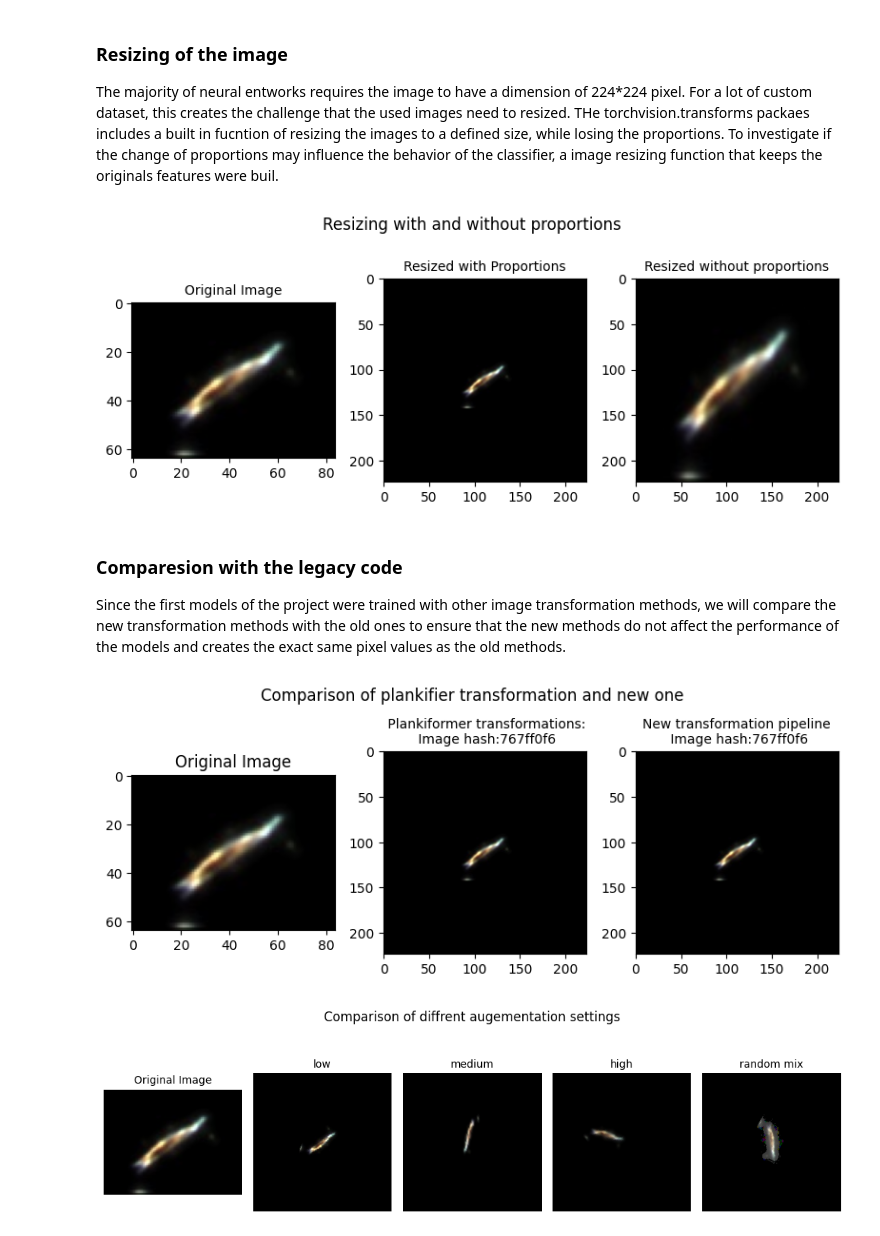
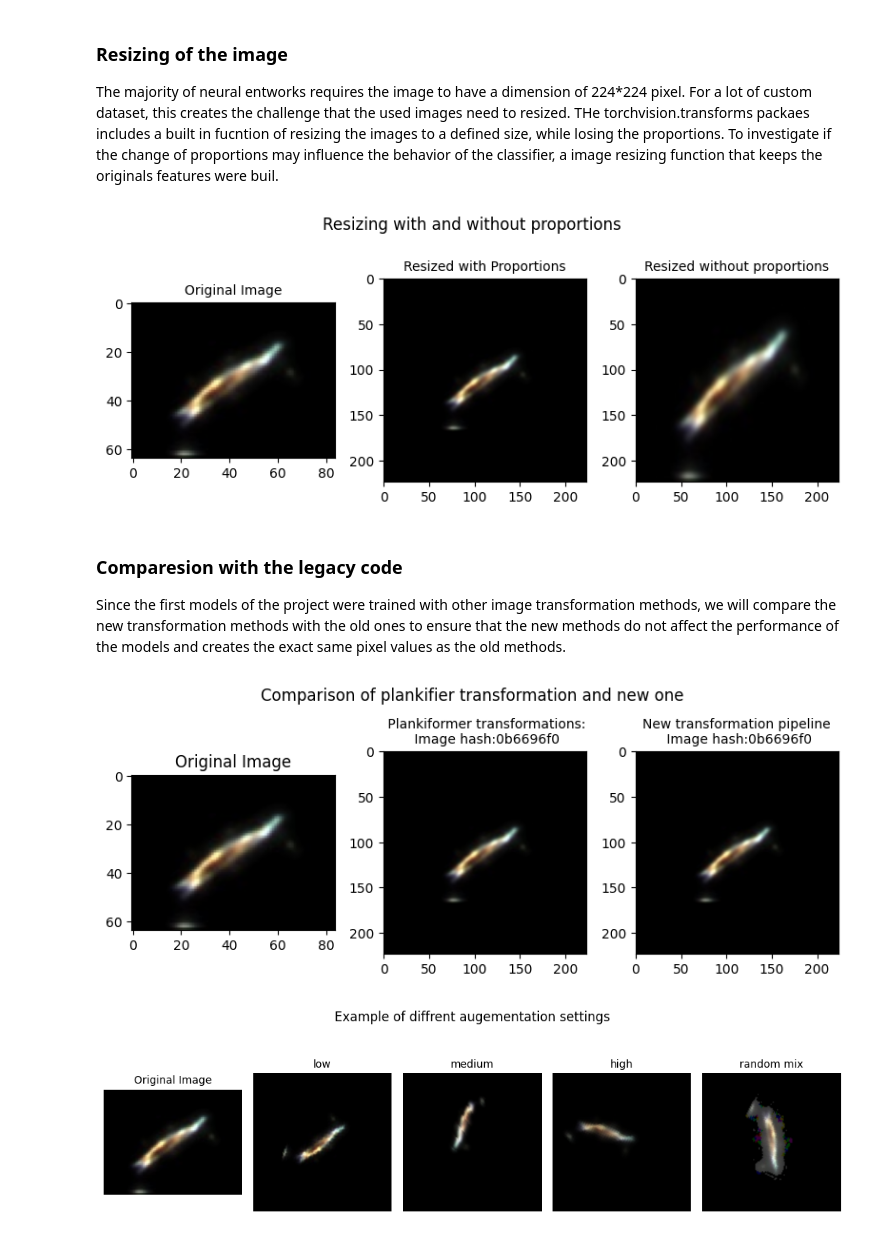
Before and after one commit to JuanFelipeRuiz/lit_ecology_classifier, a Jupyter notebook: notebooks/3_image_transformations.ipynb, the cells around one changed output. Drawn from its saved outputs; the diff is of its cells as text; code cells hidden in the pictures.

Commit message:
correctur of image resizing

```diff
--- a/notebooks/3_image_transformations.ipynb
+++ b/notebooks/3_image_transformations.ipynb
@@ -44,7 +64,7 @@ import lit_ecology_classifier.data.image_transformation  as it
 ## Image Transformations
 # %%
 # prepare the image
-file_path = "data/ZooLake2/ZooLake2/ZooLake2.0/aphanizomenon/SPC-EAWAG-0P5X-1570543372901157-3725350526242-001629-055-1224-2176-84-64.jpeg"
+file_path = "ZooLake2/ZooLake2/ZooLake2.0/aphanizomenon/SPC-EAWAG-0P5X-1570543372901157-3725350526242-001629-055-1224-2176-84-64.jpeg"
 image = Image.open(file_path)
 
 #show the original image
@@ -60,11 +80,11 @@ plt.show()
 The majority of neural entworks requires the image to have a dimension of 224*224 pixel. For a lot of custom dataset, this creates the challenge that the used images need to resized.
 THe torchvision.transforms packaes includes a built in fucntion of resizing the images to a defined size, while losing the proportions. To investigate if the change of proportions may influence the behavior of the classifier, a image resizing function that keeps the originals features were buil.
 # %%
-target_size = (224, 224)
+target_size = (128, 128)
 
 # set train flag to false to just resize the image and transform it to a tensor
-pipeline_with_porpoptions = it.define_transformation_pipeline(target_size, resize_with_proportions=True, train=False)
-pipeline_without_porpoptions = it.define_transformation_pipeline(target_size, resize_with_proportions=False, train=False)
+pipeline_with_porpoptions = it.define_transformation_pipeline(target_size = target_size, resize_with_proportions=True, train=False)
+pipeline_without_porpoptions = it.define_transformation_pipeline(target_size = target_size, resize_with_proportions=False, train=False)
 
 tensor_with_porpoptions = pipeline_with_porpoptions(image)
 tensor_without_porpoptions = pipeline_without_porpoptions(image)
@@ -91,7 +111,7 @@ plt.tight_layout(rect=[0, 0.03, 1, 1.3])
 
 plt.show()
 # %% [output]
-[figure, old version]
+[figure, new version]
 # %% [markdown]
 ### Comparesion with the legacy code
 
@@ -137,7 +157,7 @@ plt.tight_layout(rect=[0, 0.03, 1, 1.3])
 
 plt.show()
 # %% [output]
-[figure, old version]
+[figure, new version]
 # %%
 import torch
 image = Image.open(file_path)
@@ -147,32 +167,32 @@ torch.manual_seed(1)
 augmentation_levels = ["low", "medium", "high", "random_mix"]
 
 
 # create a map function to create the different transformations to include the augmentation level and resize with proportions flag
 def create_pipelines(augmentation_level, resize_with_proportions, image):
-    pipeline = it.define_transformation_pipeline(target_size, resize_with_proportions=resize_with_proportions, train=True, augmentation_level=augmentation_level)
+    pipeline = it.define_transformation_pipeline(target_size = target_size, resize_with_proportions=resize_with_proportions, train=True, augmentation_level=augmentation_level)
     return pipeline(image)
 
 # create a dictionary with all the transformations
 all_augs = {augmentation_level: create_pipelines(augmentation_level, True, image) for augmentation_level in augmentation_levels}
 
 
 fig, ax = plt.subplots(1, 5, figsize=(10, 5))
 
 # plot the original image
 ax[0].imshow(image)
 ax[0].set_title("Original Image", fontsize = 10)
 ax[0].axis('off')
 
 for i, (transformation_name, image) in enumerate(all_augs.items(), 1):
     image = image.permute(1, 2, 0)
 
     ax[i].imshow(image)
     ax[i].set_title(f"{transformation_name.replace('_', ' ')}", fontsize=10)
     ax[i].axis('off')
 
 plt.suptitle("Example of diffrent augementation settings", fontsize = 12)
 plt.tight_layout(rect=[0, 0.03, 1, 1.3])
 
 plt.show()
 # %% [output]
-[figure, old version]
+[figure, new version]
```
Also changed, not shown: parts of 2 cells of this notebook, 1 other file.
